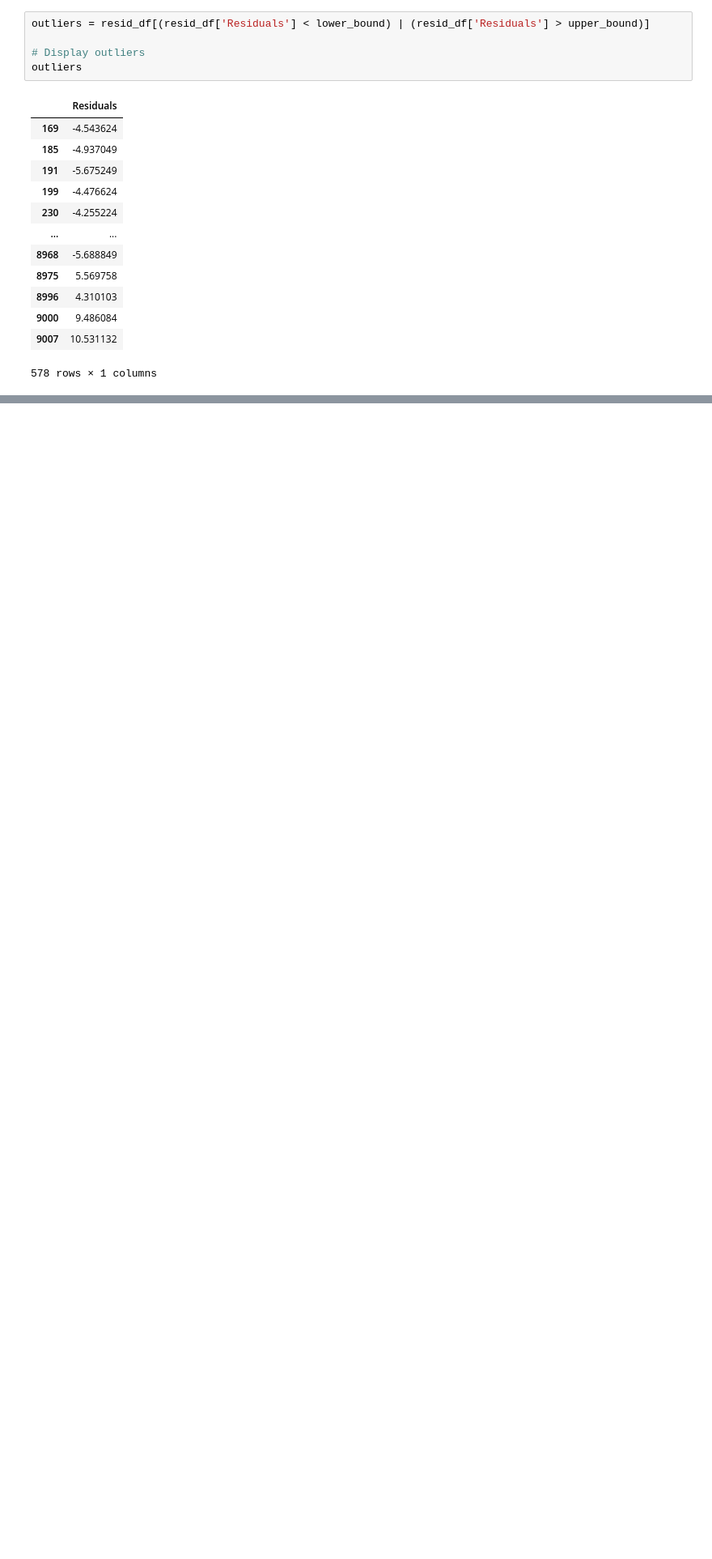
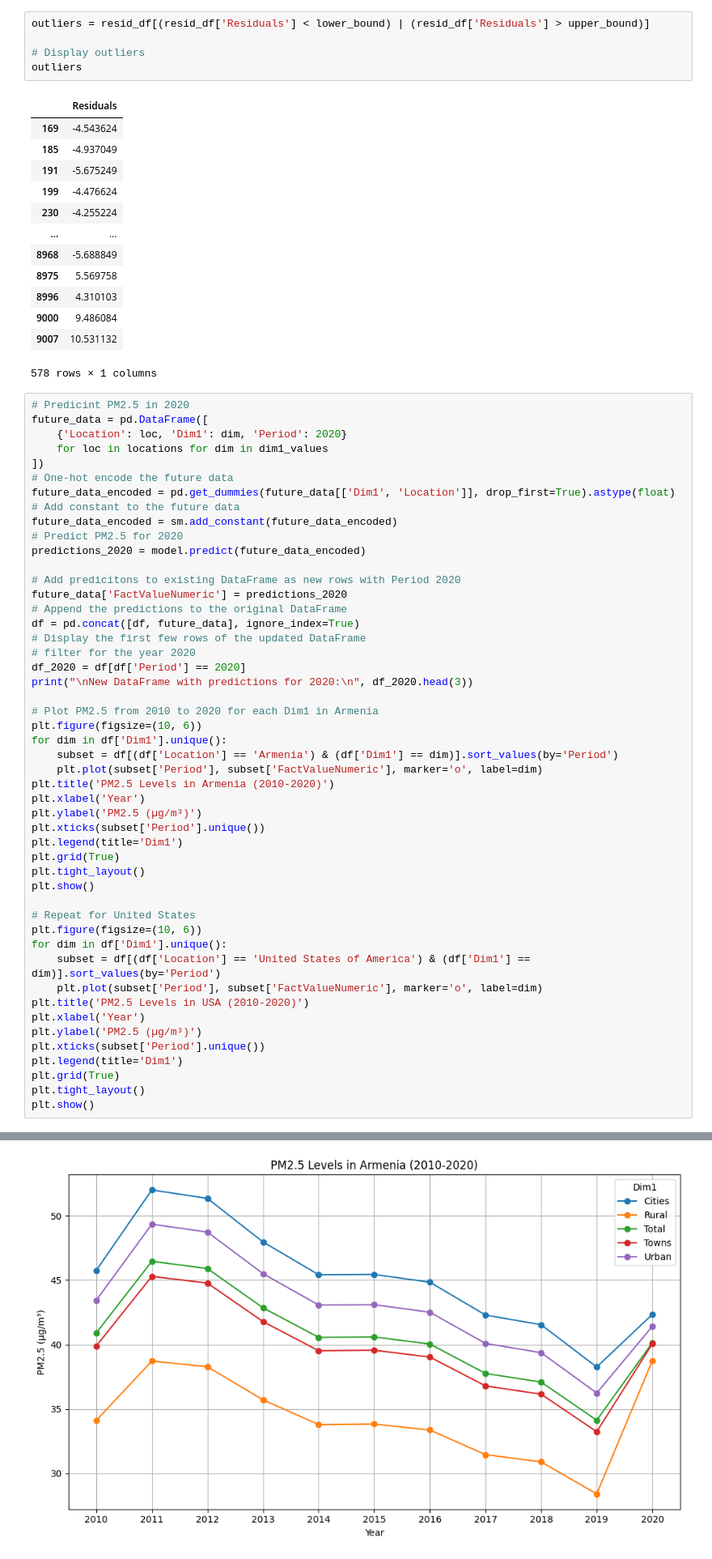
Before and after one commit to zkhechadoorian/pm25, a Jupyter notebook: notebooks/03_data_summary_and_features.ipynb, the cells around one changed output, grey strips where cells are left out. Shown at 81% size. Drawn from its saved outputs; the diff is of its cells as text; blank space fills up the shorter version.

```diff
--- a/notebooks/03_data_summary_and_features.ipynb
+++ b/notebooks/03_data_summary_and_features.ipynb
@@ -422,3 +422,53 @@ outliers
 | 9000 | 9.486084 |
 | 9007 | 10.531132 |
 578 rows × 1 columns
+# %%
+# Predicint PM2.5 in 2020
+future_data = pd.DataFrame([
+    {'Location': loc, 'Dim1': dim, 'Period': 2020}
+    for loc in locations for dim in dim1_values
+])
+# One-hot encode the future data
+future_data_encoded = pd.get_dummies(future_data[['Dim1', 'Location']], drop_first=True).astype(float)
+# Add constant to the future data
+future_data_encoded = sm.add_constant(future_data_encoded)
+# Predict PM2.5 for 2020
+predictions_2020 = model.predict(future_data_encoded)
+
+# Add predicitons to existing DataFrame as new rows with Period 2020
+future_data['FactValueNumeric'] = predictions_2020
+# Append the predictions to the original DataFrame
+df = pd.concat([df, future_data], ignore_index=True)
+# Display the first few rows of the updated DataFrame
+# filter for the year 2020
+df_2020 = df[df['Period'] == 2020]
+print("\nNew DataFrame with predictions for 2020:\n", df_2020.head(3))
+
+# Plot PM2.5 from 2010 to 2020 for each Dim1 in Armenia
+plt.figure(figsize=(10, 6))
+for dim in df['Dim1'].unique():
+    subset = df[(df['Location'] == 'Armenia') & (df['Dim1'] == dim)].sort_values(by='Period')
+    plt.plot(subset['Period'], subset['FactValueNumeric'], marker='o', label=dim)
+plt.title('PM2.5 Levels in Armenia (2010-2020)')
+plt.xlabel('Year')
+plt.ylabel('PM2.5 (µg/m³)')
+plt.xticks(subset['Period'].unique())
+plt.legend(title='Dim1')
+plt.grid(True)
+plt.tight_layout()
+plt.show()
+
+# Repeat for United States
+plt.figure(figsize=(10, 6))
+for dim in df['Dim1'].unique():
+    subset = df[(df['Location'] == 'United States of America') & (df['Dim1'] == dim)].sort_values(by='Period')
+    plt.plot(subset['Period'], subset['FactValueNumeric'], marker='o', label=dim)
+plt.title('PM2.5 Levels in USA (2010-2020)')
+plt.xlabel('Year')
+plt.ylabel('PM2.5 (µg/m³)')
+plt.xticks(subset['Period'].unique())
+plt.legend(title='Dim1')
+plt.grid(True)
+plt.tight_layout()
+plt.show()
+# %% [output]
@@ -424,0 +490 @@ outliers
+[figure, added]
```
Also changed, not shown: parts of 3 cells of this notebook, 1 other file.
